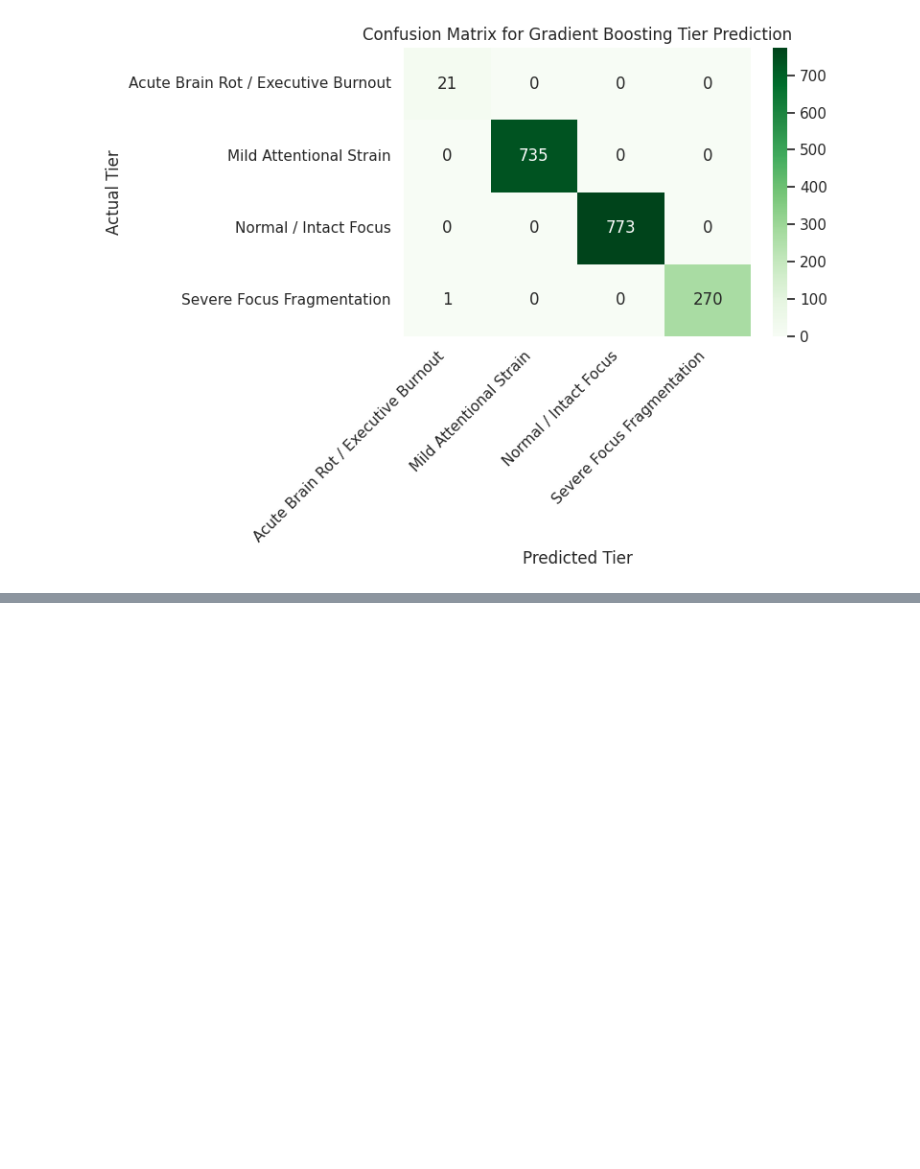
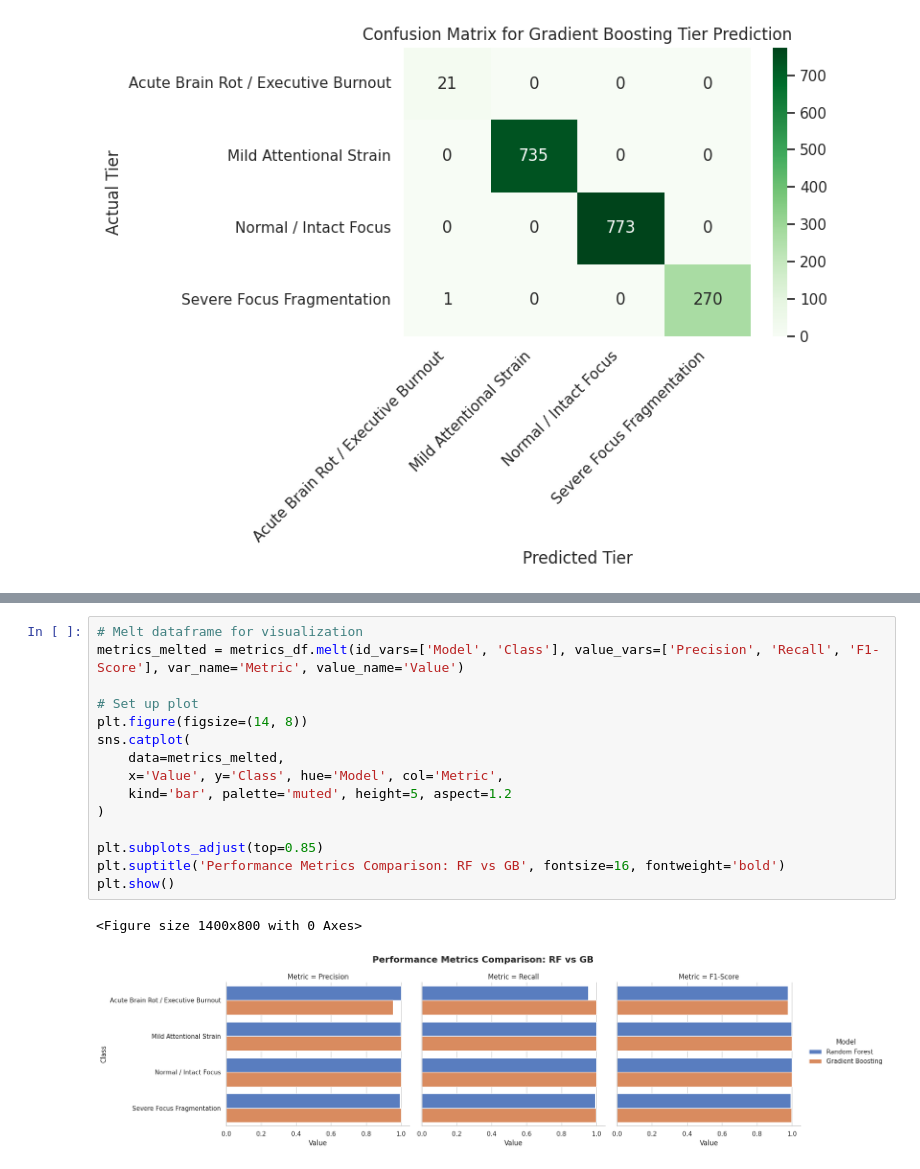
Before and after one commit to kxrrym03/Brain-rot-cognitive-decay, a Jupyter notebook: Brain_Rot_cognitive_decay.ipynb, the cells around one changed output, grey strips where cells are left out. Saved outputs shown, nothing was run; the diff lists cells and outputs as text; blank space fills up the shorter version.

```diff
--- a/Brain_Rot_cognitive_decay.ipynb
+++ b/Brain_Rot_cognitive_decay.ipynb
@@ -417,0 +468,18 @@ plt.show()
+# %%
+# Melt dataframe for visualization
+metrics_melted = metrics_df.melt(id_vars=['Model', 'Class'], value_vars=['Precision', 'Recall', 'F1-Score'], var_name='Metric', value_name='Value')
+
+# Set up plot
+plt.figure(figsize=(14, 8))
+sns.catplot(
+    data=metrics_melted,
+    x='Value', y='Class', hue='Model', col='Metric',
+    kind='bar', palette='muted', height=5, aspect=1.2
+)
+
+plt.subplots_adjust(top=0.85)
+plt.suptitle('Performance Metrics Comparison: RF vs GB', fontsize=16, fontweight='bold')
+plt.show()
+# %% [output]
+<Figure size 1400x800 with 0 Axes>
+[figure, added]
```
Also changed, not shown: parts of 2 cells of this notebook.
